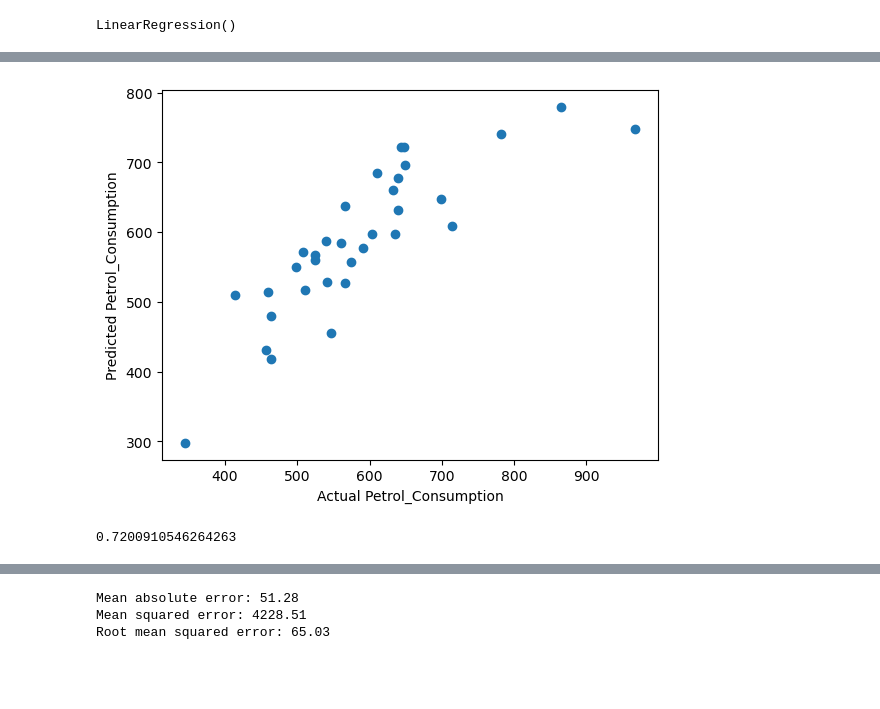
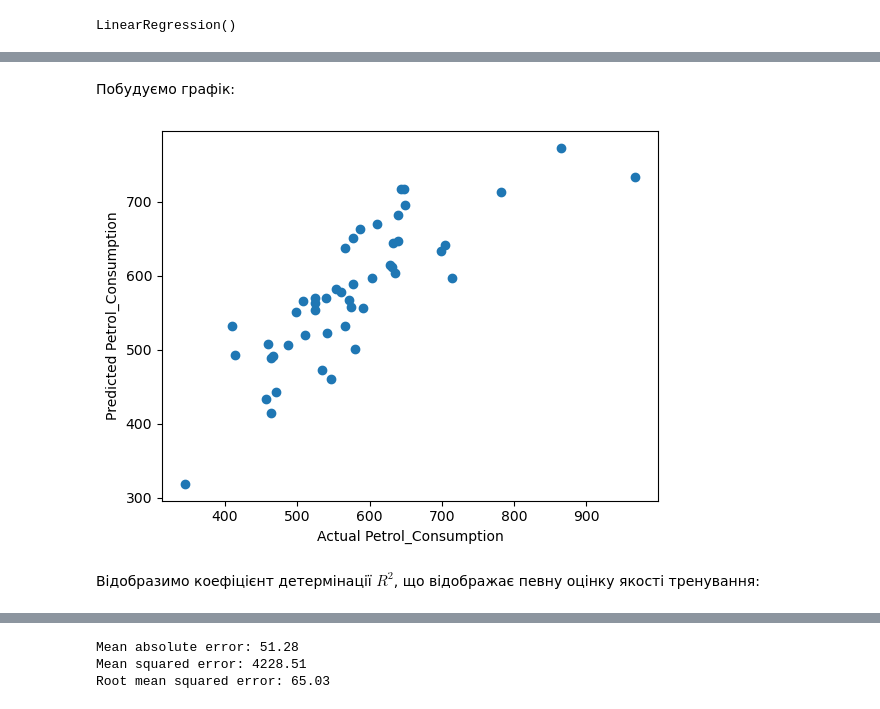
Before and after one commit to gvit84/Data_science_lesson35, a Jupyter notebook: Home_task_lesson_35_task2.ipynb, the cells around one changed output, grey strips where cells are left out. Drawn from its saved outputs; the diff is of its cells as text; code cells hidden in the pictures; blank space fills up the shorter version.

```diff
--- a/Home_task_lesson_35_task2.ipynb
+++ b/Home_task_lesson_35_task2.ipynb
@@ -44,3 +48,3 @@ data2.describe()
 # %%
-X = data2.drop(columns = 'Petrol_Consumption').values
+X = data2.drop(columns = 'Petrol_Consumption')
 y = data2['Petrol_Consumption'].values
@@ -50,6 +75,6 @@ X_train, X_test, y_train, y_test = train_test_split(X, y, test_size = 0.3, rando
 # %%
 model = LinearRegression()
 # %%
-model.fit(X_train, y_train)
+model.fit(X, y)
 # %% [output]
 LinearRegression()
@@ -74,0 +93,2 @@ array([584.28755668, 684.31835283, 779.7842893 , 596.97855184,
+# %%
+y_pred = model.predict(X)
@@ -75,11 +109,12 @@ array([584.28755668, 684.31835283, 779.7842893 , 596.97855184,
+# %% [markdown]
+Побудуємо графік:
 # %%
-plt.scatter(y_train, y_pred_train)
+
+plt.scatter(y, y_pred)
 plt.xlabel('Actual Petrol_Consumption')
 plt.ylabel('Predicted Petrol_Consumption')
 plt.show()
 # %% [output]
-[figure, old version]
+[figure, new version]
-# %%
-model.score(X_train, y_train)
-# %% [output]
-0.7200910546264263
+# %% [markdown]
+Відобразимо коефіцієнт детермінації $R^2$, що відображає певну оцінку якості тренування:
```
Also changed, not shown: parts of 13 cells of this notebook.
